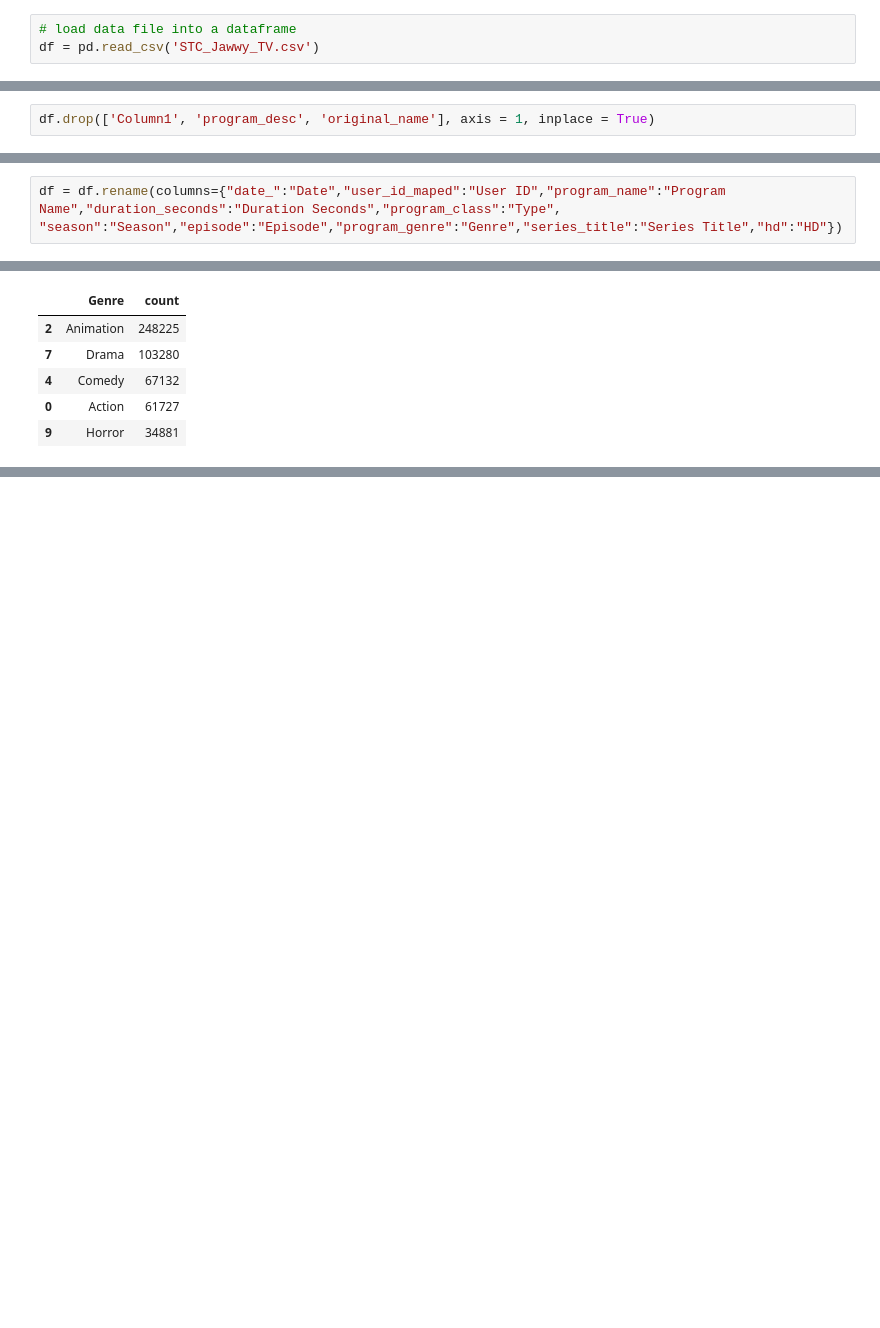
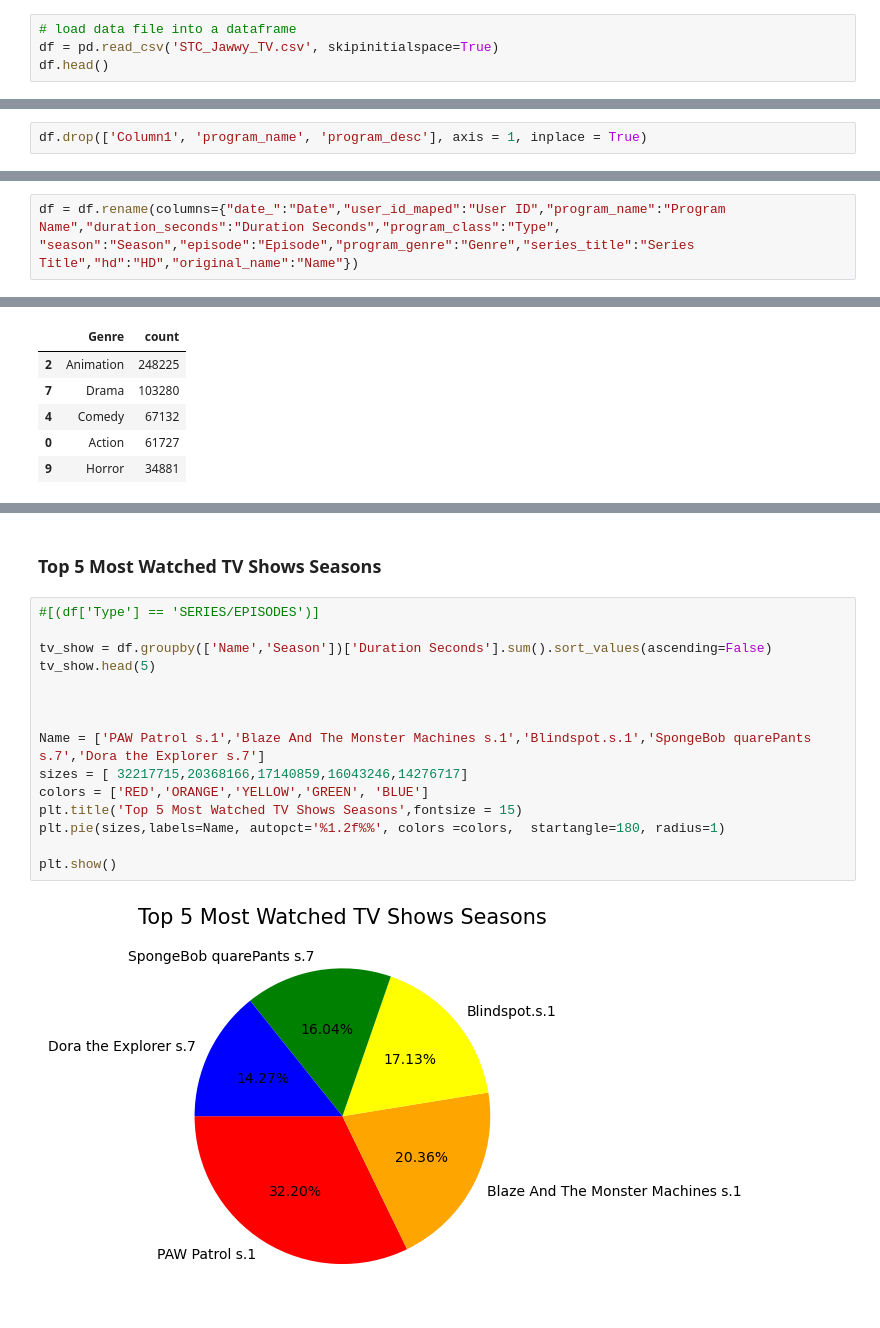
Before and after one commit to Tuwaiq-Data-Science-Bootcamp-V2/Bootcamp-Project-2, a Jupyter notebook: STC_Jawwy_TV.ipynb, the cells around one changed output, grey strips where cells are left out. Drawn from its saved outputs; the diff is of its cells as text; blank space fills up the shorter version.

Commit message:
Chart 2 was added

```diff
--- a/STC_Jawwy_TV.ipynb
+++ b/STC_Jawwy_TV.ipynb
@@ -15,4 +15,5 @@ Hello! Let's explore some STC JAWWY TV data!
 ### Loading Data
 # %%
 # load data file into a dataframe
-df = pd.read_csv('STC_Jawwy_TV.csv')
+df = pd.read_csv('STC_Jawwy_TV.csv', skipinitialspace=True)
+df.head()
@@ -19,7 +27,7 @@ df = pd.read_csv('STC_Jawwy_TV.csv')
 # %% [markdown]
 ### Drop Columns
 # %%
-df.drop(['Column1', 'program_desc', 'original_name'], axis = 1, inplace = True)
+df.drop(['Column1', 'program_name', 'program_desc'], axis = 1, inplace = True)
 # %% [markdown]
 ### Duplicates
 # %%
@@ -32,7 +40,7 @@ df.shape
 ### Rename Columns
 # %%
 df = df.rename(columns={"date_":"Date","user_id_maped":"User ID","program_name":"Program Name","duration_seconds":"Duration Seconds","program_class":"Type",
-"season":"Season","episode":"Episode","program_genre":"Genre","series_title":"Series Title","hd":"HD"})
+"season":"Season","episode":"Episode","program_genre":"Genre","series_title":"Series Title","hd":"HD","original_name":"Name"})
 # %% [markdown]
 ### Set Time
 # %%
@@ -107,3 +115,22 @@ plt.ylabel('# Content',fontsize = 15)
 plt.show()
 # %% [output]
 [figure]
+# %% [markdown]
+### Top 5 Most Watched TV Shows Seasons
+# %%
+#[(df['Type'] == 'SERIES/EPISODES')]
+
+tv_show = df.groupby(['Name','Season'])['Duration Seconds'].sum().sort_values(ascending=False)
+tv_show.head(5)
+
+
+
+Name = ['PAW Patrol s.1','Blaze And The Monster Machines s.1','Blindspot.s.1','SpongeBob quarePants s.7','Dora the Explorer s.7']
+sizes = [ 32217715,20368166,17140859,16043246,14276717]
+colors = ['RED','ORANGE','YELLOW','GREEN', 'BLUE']
+plt.title('Top 5 Most Watched TV Shows Seasons',fontsize = 15)
+plt.pie(sizes,labels=Name, autopct='%1.2f%%', colors =colors,  startangle=180, radius=1)
+
+plt.show()
+# %% [output]
+[figure, added]
```
Also changed, not shown: parts of 4 cells of this notebook.
